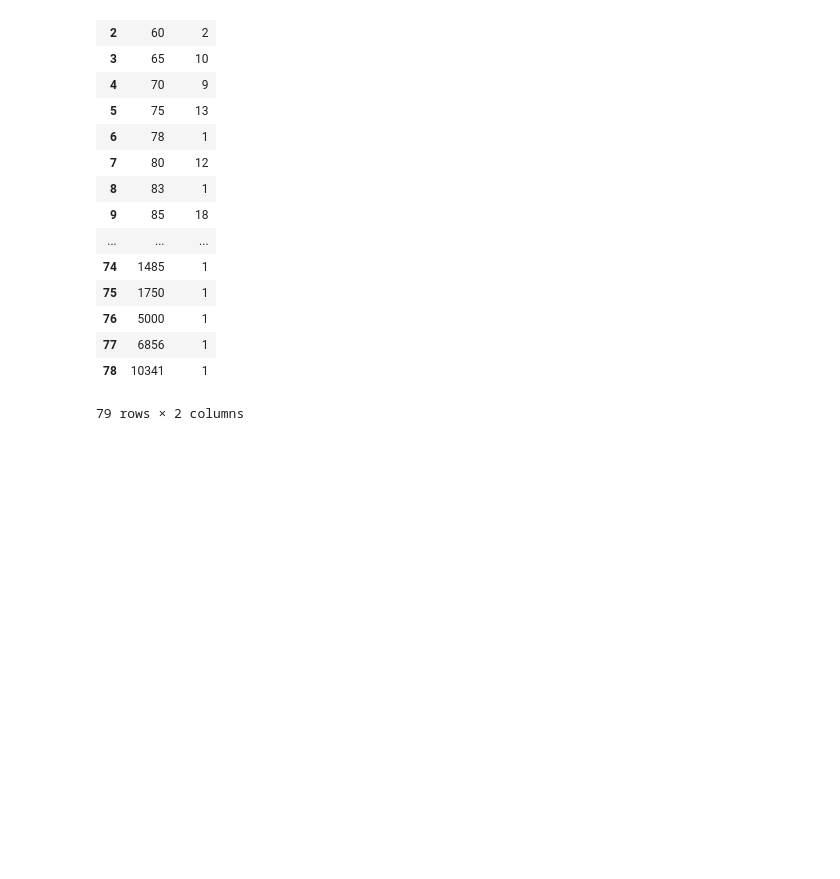
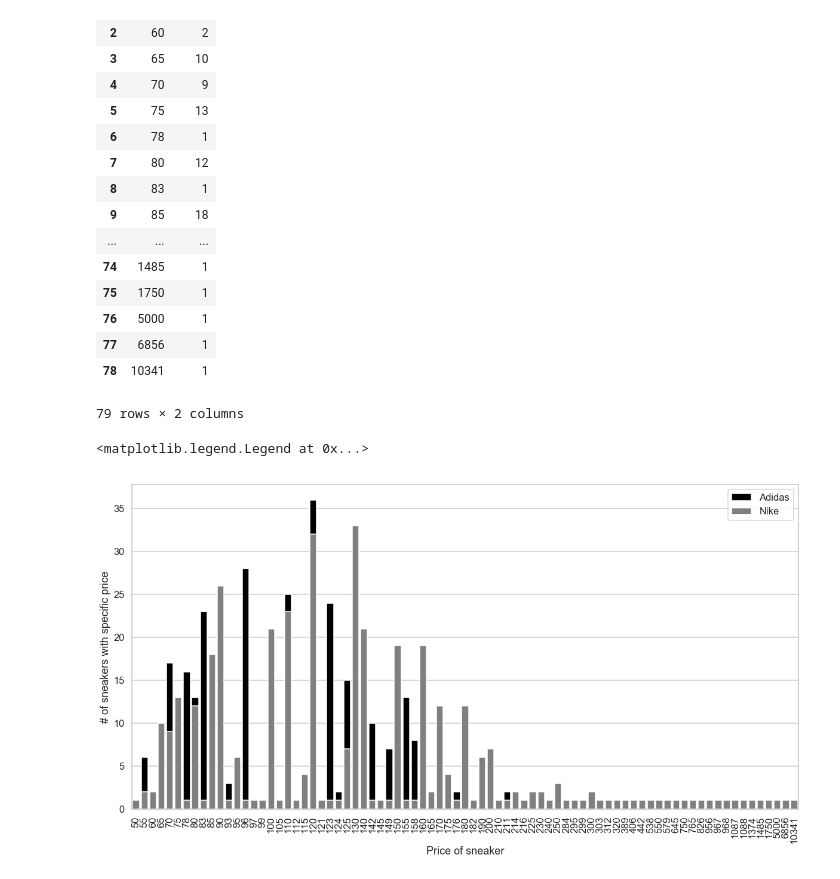
Before and after one commit to JonBebi/Adike, a Jupyter notebook: EDA.ipynb, the cells around one changed output. Cells and saved outputs as stored; diff of their text form; code cells hidden in the pictures; blank space fills up the shorter version.

Commit message:
added visualization

```diff
--- a/EDA.ipynb
+++ b/EDA.ipynb
@@ -711,3 +711,14 @@ nike_price1
 | 77 | 6856 | 1 |
 | 78 | 10341 | 1 |
 79 rows × 2 columns
+# %%
+fig, ax = plt.subplots(figsize=(20, 10))
+sns.barplot(x=adidas_price1['price'], y=adidas_price1['name'], color='black', label='Adidas')
+sns.barplot(x=nike_price1['price'], y=nike_price1['name'], color='grey', label='Nike')
+ax.set_xlabel("Price of sneaker")
+ax.set_ylabel("# of sneakers with specific price")
+plt.xticks(rotation=90)
+ax.legend()
+# %% [output]
+<matplotlib.legend.Legend at 0x...>
+[figure, added]
```
